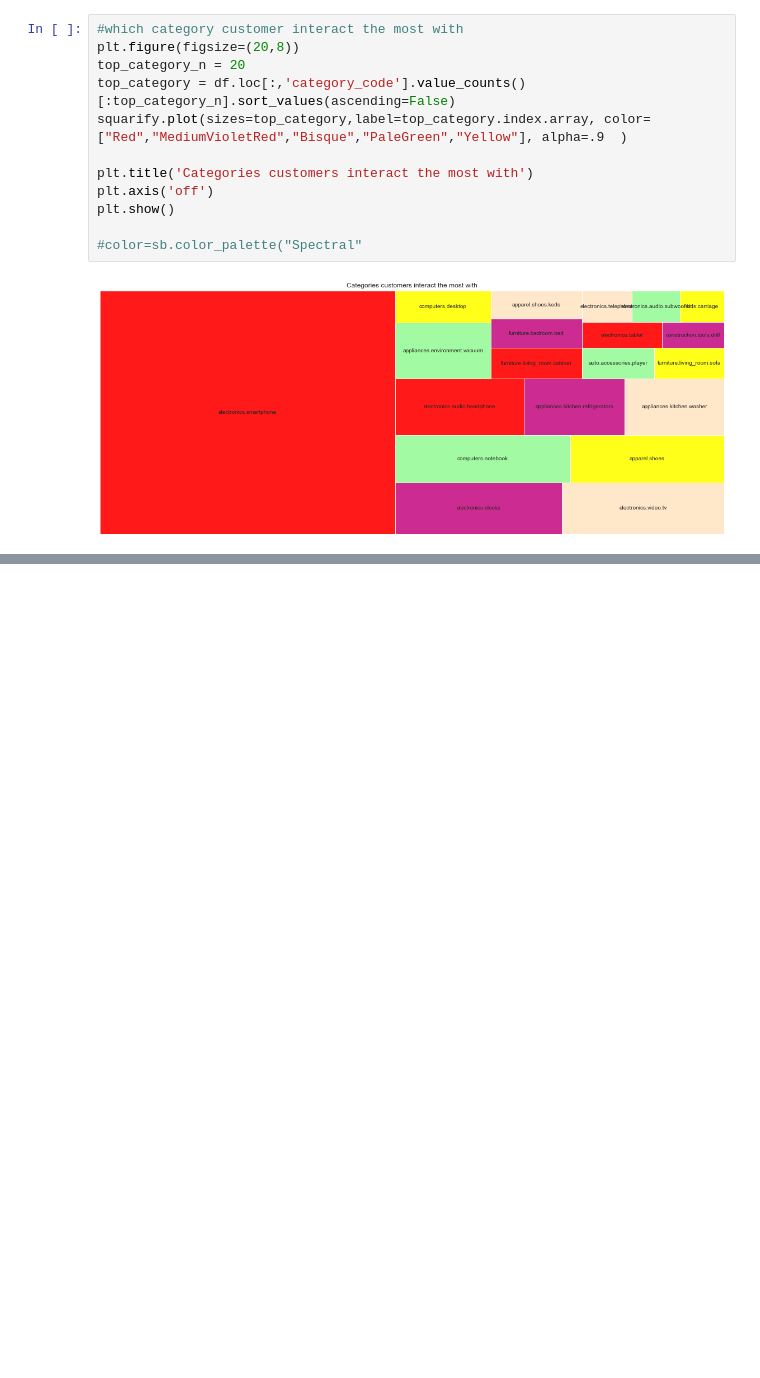
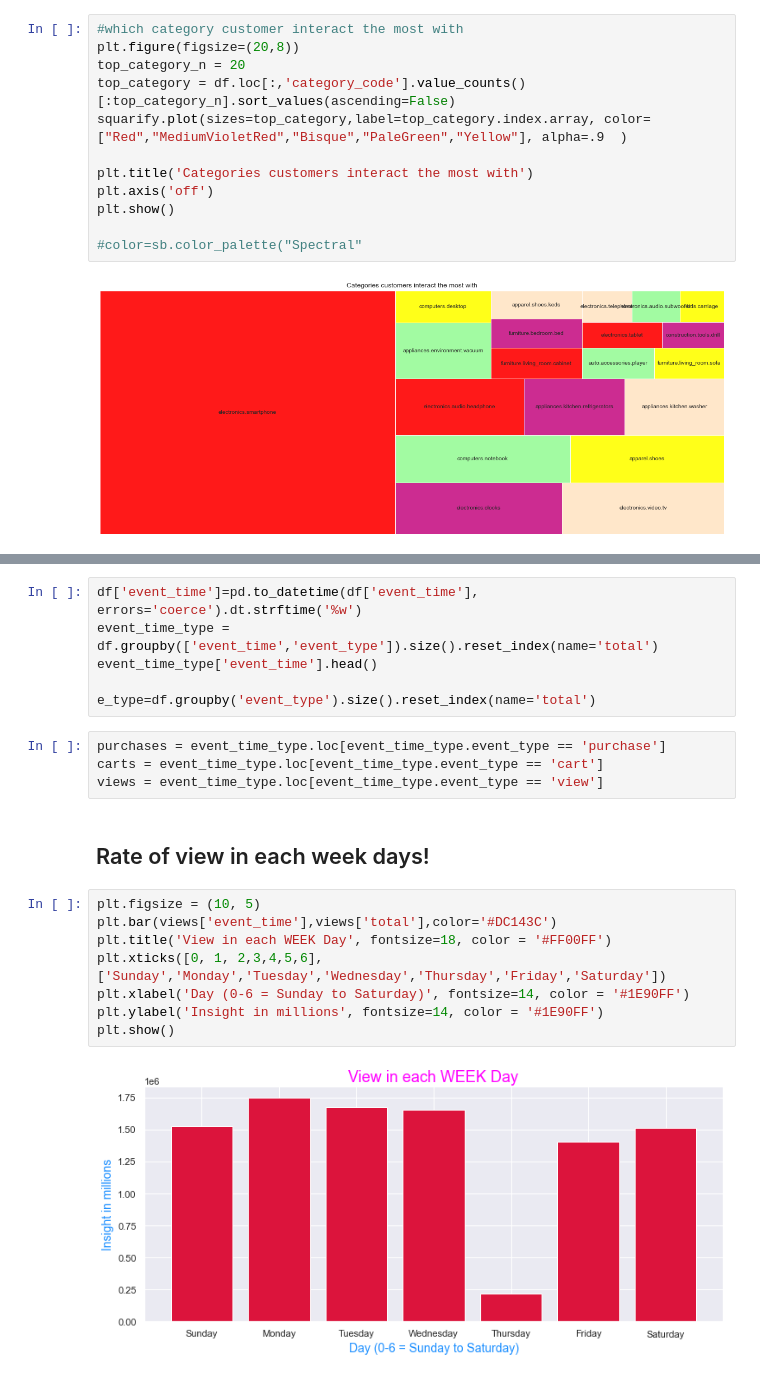
Before and after one commit to Hmmsien/ECommerce_behavior, a Jupyter notebook: Ecommerce-Behavior-Analytics-Maher.ipynb, the cells around one changed output, grey strips where cells are left out. Saved outputs shown, nothing was run; the diff lists cells and outputs as text; blank space fills up the shorter version.

```diff
--- a/Ecommerce-Behavior-Analytics-Maher.ipynb
+++ b/Ecommerce-Behavior-Analytics-Maher.ipynb
@@ -165,0 +193,22 @@ plt.show()
+# %%
+df['event_time']=pd.to_datetime(df['event_time'], errors='coerce').dt.strftime('%w')
+event_time_type = df.groupby(['event_time','event_type']).size().reset_index(name='total')
+event_time_type['event_time'].head()
+
+e_type=df.groupby('event_type').size().reset_index(name='total')
+# %%
+purchases = event_time_type.loc[event_time_type.event_type == 'purchase']
+carts = event_time_type.loc[event_time_type.event_type == 'cart']
+views = event_time_type.loc[event_time_type.event_type == 'view']
+# %% [markdown]
+## Rate of view in each week days!
+# %%
+plt.figsize = (10, 5)
+plt.bar(views['event_time'],views['total'],color='#DC143C')
+plt.title('View in each WEEK Day', fontsize=18, color = '#FF00FF')
+plt.xticks([0, 1, 2,3,4,5,6], ['Sunday','Monday','Tuesday','Wednesday','Thursday','Friday','Saturday'])
+plt.xlabel('Day (0-6 = Sunday to Saturday)', fontsize=14, color = '#1E90FF')
+plt.ylabel('Insight in millions', fontsize=14, color = '#1E90FF')
+plt.show()
+# %% [output]
+[figure, added]
```
Also changed, not shown: parts of 14 cells of this notebook.
